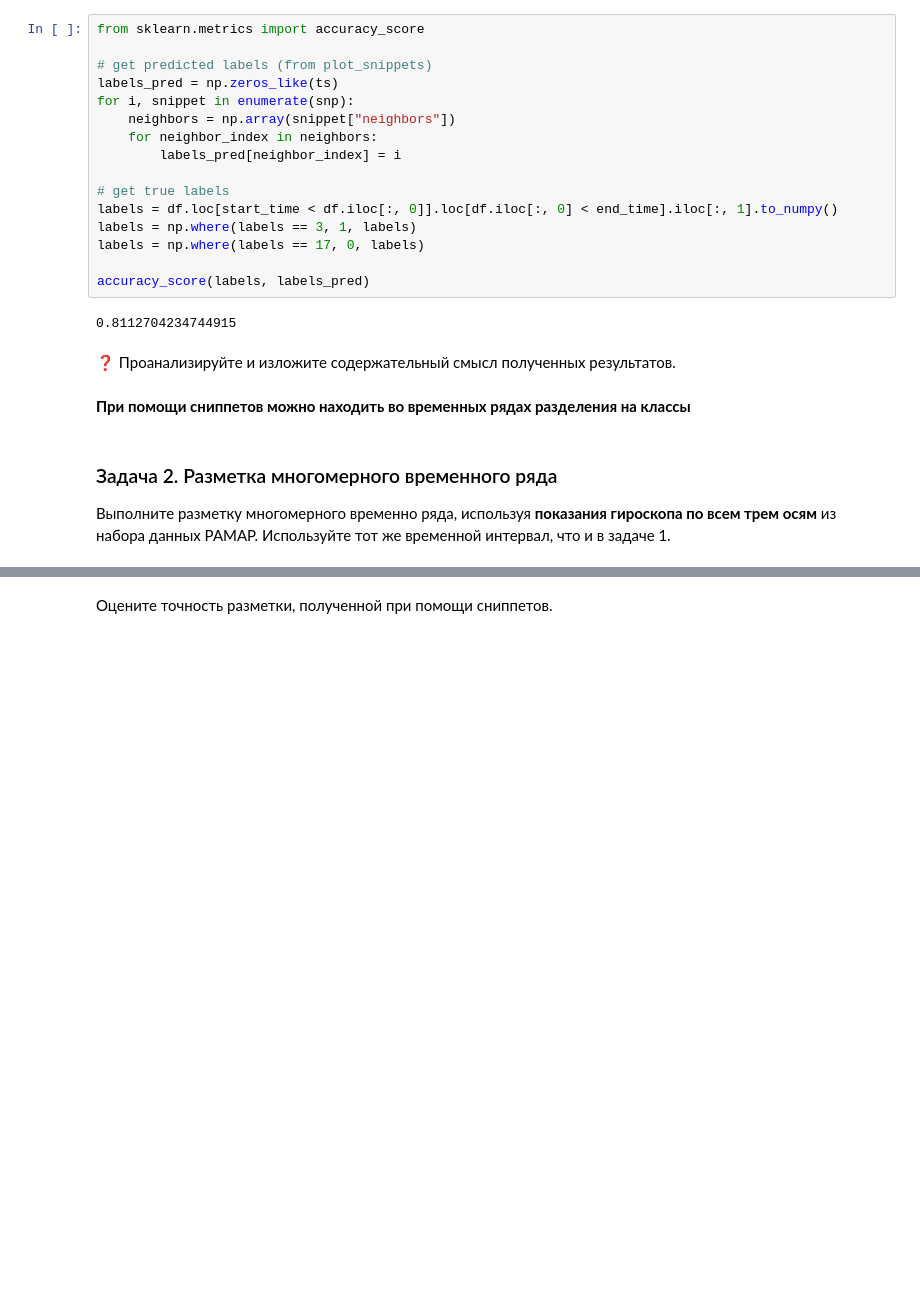
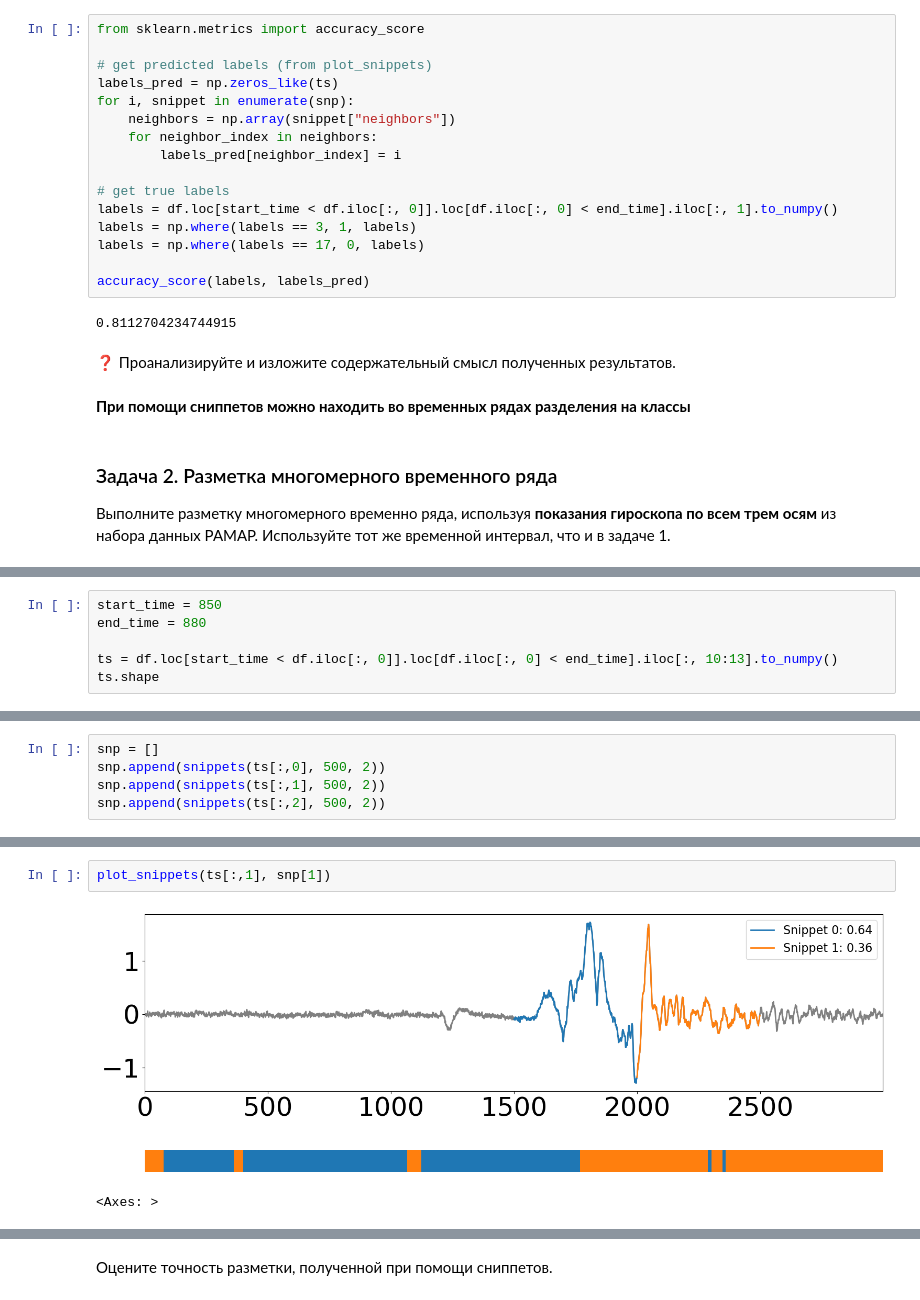
Before and after one commit to lebedevdk/2023-Lebedev-TimeSeriesCourse, a Jupyter notebook: practice/05 Snippets/05 Snippets.ipynb, the cells around one changed output, grey strips where cells are left out. Drawn from its saved outputs; the diff is of its cells as text; blank space fills up the shorter version.

```diff
--- a/practice/05 Snippets/05 Snippets.ipynb
+++ b/practice/05 Snippets/05 Snippets.ipynb
@@ -137,0 +136,6 @@ accuracy_score(labels, labels_pred)
+# %%
+start_time = 850
+end_time = 880
+
+ts = df.loc[start_time < df.iloc[:, 0]].loc[df.iloc[:, 0] < end_time].iloc[:, 10:13].to_numpy()
+ts.shape
@@ -137,0 +144,5 @@ accuracy_score(labels, labels_pred)
+# %%
+snp = []
+snp.append(snippets(ts[:,0], 500, 2))
+snp.append(snippets(ts[:,1], 500, 2))
+snp.append(snippets(ts[:,2], 500, 2))
@@ -137,0 +154,5 @@ accuracy_score(labels, labels_pred)
+# %%
+plot_snippets(ts[:,1], snp[1])
+# %% [output]
+[figure, added]
+<Axes: >
```
Also changed, not shown: parts of 14 cells of this notebook.
